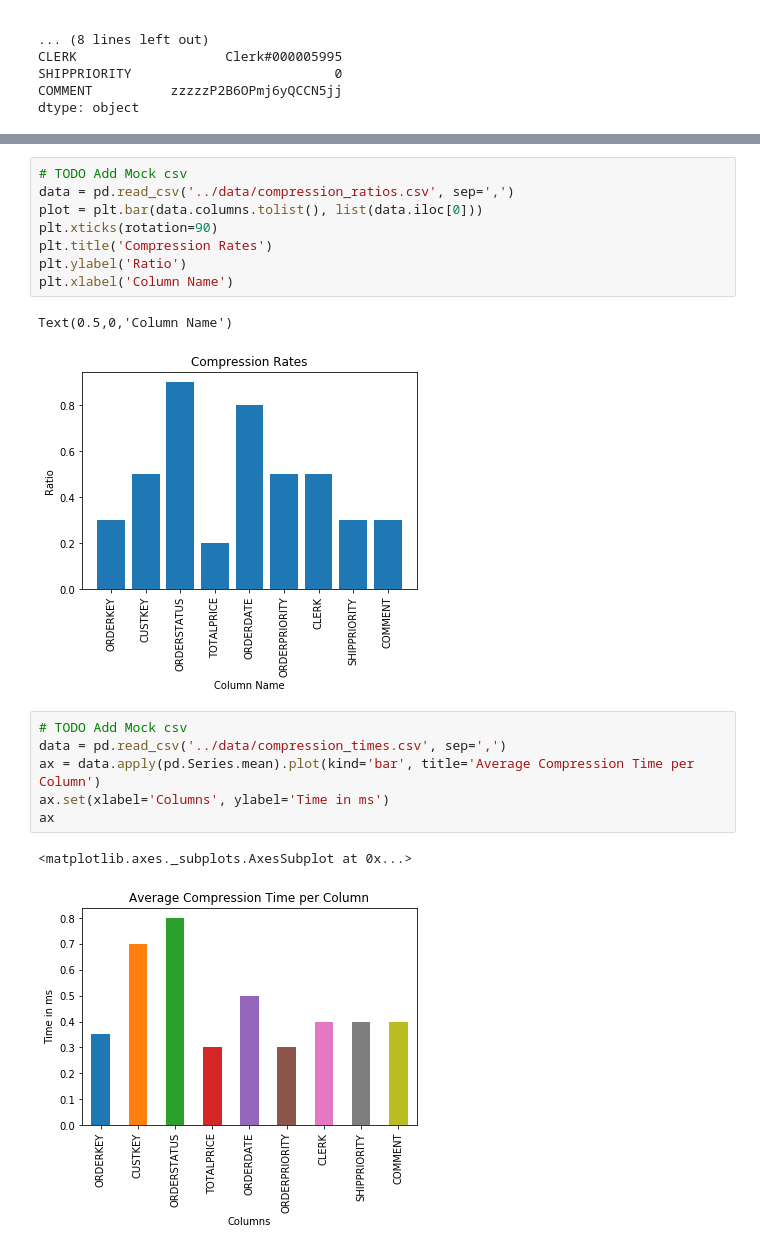
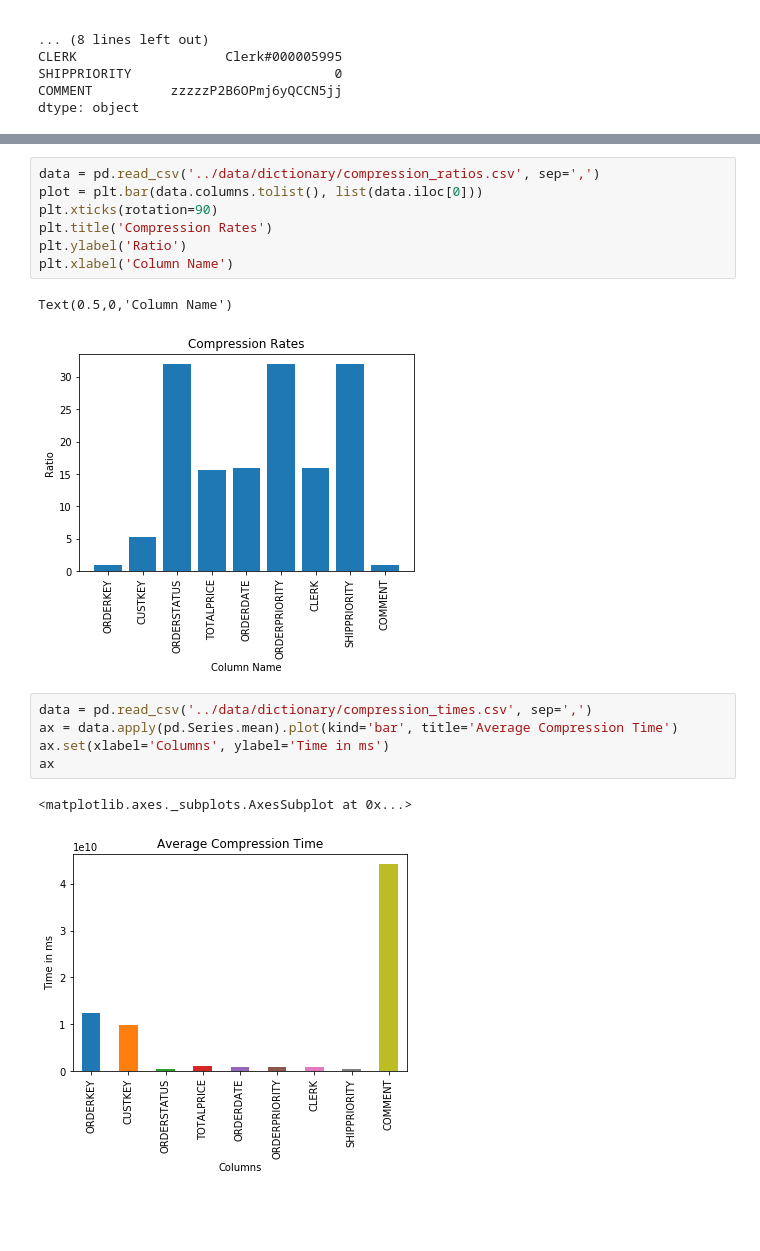
Before and after one commit to paszin/TuCompression, a Jupyter notebook: python/Tuc.ipynb, the cells around one changed output, grey strips where cells are left out. Saved outputs shown, nothing was run; the diff lists cells and outputs as text; blank space fills up the shorter version.

Commit message:
add charts for output csvs

```diff
--- a/python/Tuc.ipynb
+++ b/python/Tuc.ipynb
@@ -134,6 +155,5 @@ dtype: object
 # %%
-# TODO Add Mock csv
-data = pd.read_csv('../data/compression_ratios.csv', sep=',')
+data = pd.read_csv('../data/dictionary/compression_ratios.csv', sep=',')
 plot = plt.bar(data.columns.tolist(), list(data.iloc[0]))
 plt.xticks(rotation=90)
 plt.title('Compression Rates')
@@ -141,13 +161,12 @@ plt.ylabel('Ratio')
 plt.xlabel('Column Name')
 # %% [output]
 Text(0.5,0,'Column Name')
-[figure, old version]
+[figure, new version]
 # %%
-# TODO Add Mock csv
-data = pd.read_csv('../data/compression_times.csv', sep=',')
-ax = data.apply(pd.Series.mean).plot(kind='bar', title='Average Compression Time per Column')
+data = pd.read_csv('../data/dictionary/compression_times.csv', sep=',')
+ax = data.apply(pd.Series.mean).plot(kind='bar', title='Average Compression Time')
 ax.set(xlabel='Columns', ylabel='Time in ms')
 ax
 # %% [output]
 <matplotlib.axes._subplots.AxesSubplot at 0x...>
-[figure, old version]
+[figure, new version]
```
Also changed, not shown: parts of 5 cells of this notebook.
